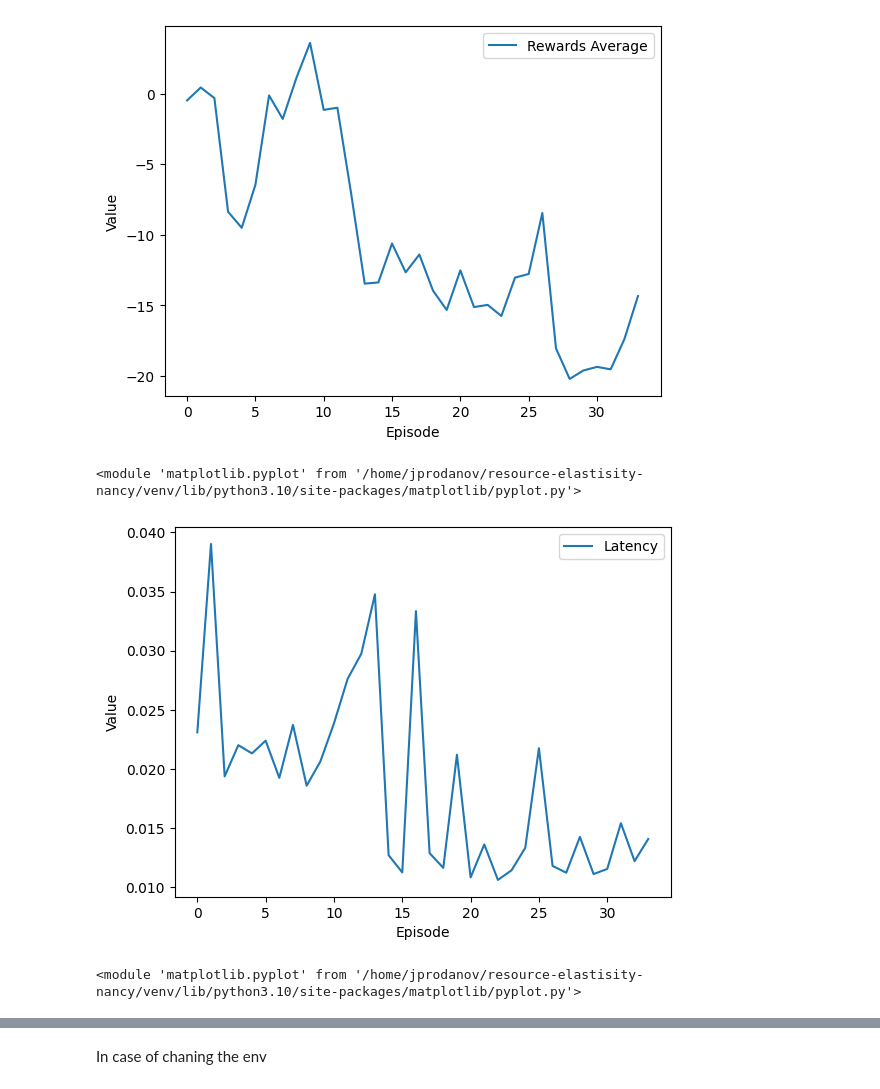
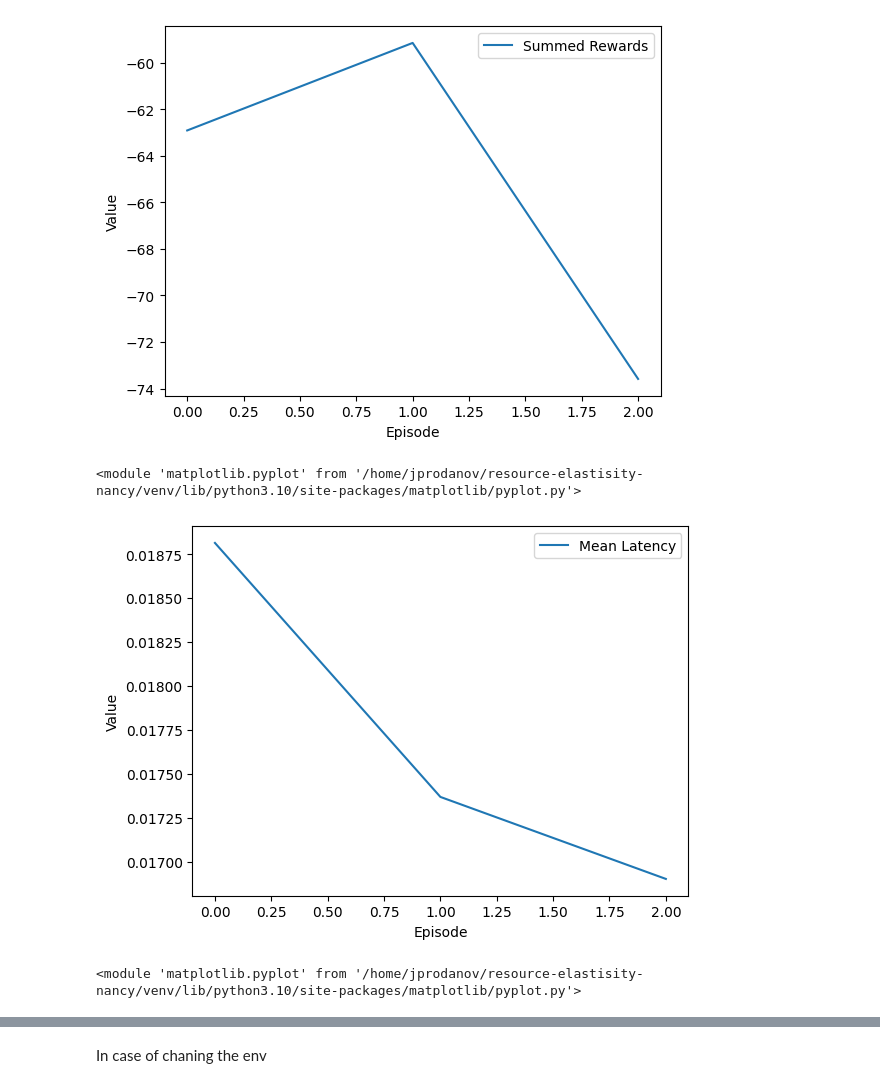
Before and after one commit to sensorlab/agent-edgeautoscaling, a Jupyter notebook: code/train_mdqn.ipynb, the cells around one changed output, grey strips where cells are left out. Drawn from its saved outputs; the diff is of its cells as text; code cells hidden in the pictures.

```diff
--- a/code/train_mdqn.ipynb
+++ b/code/train_mdqn.ipynb
@@ -134,8 +134,8 @@ LOAD_WEIGHTS = False
 SAVE_WEIGHTS = False
 
 # shared reward
-alpha = 0.5
-beta = 0.5
+alpha = 0.7
+beta = 0.3
 
 n_agents = 3
 envs = [ElastisityEnv(i) for i in range(1, n_agents + 1)]
@@ -149,7 +149,8 @@ print(f"Number of observations: {n_observations} and number of actions: {n_actio
 agents = [DQN(n_observations, n_actions).to(device) for _ in range(n_agents)]
 if LOAD_WEIGHTS:
     for i, agent in enumerate(agents):
-        agent.load_state_dict(torch.load(f'models/mdqn/model_weights_agent_{i}.pt'))
+        agent.load_state_dict(torch.load(f'models/mdqn/model_weights_agent_{i}.pth'))
+    print(f"Loaded weights for agents")
 
 target_nets = [DQN(n_observations, n_actions).to(device) for _ in range(n_agents)]
 memories = [ReplayMemory(1000) for _ in range(n_agents)]
@@ -159,7 +160,7 @@ for target_net, agent in zip(target_nets, agents):
     target_net.load_state_dict(agent.state_dict())
 
 steps_done = 0
-ep_rewards = []
-latenices_for_agent = []
+ep_summed_rewards = []
+ep_latencies = []
 # %% [output]
 Observable pods/nodes:
@@ -195,17 +196,17 @@ def select_action(state, policy_net, env):
             return policy_net(state).max(1).indices.view(1, 1)
     else:
         return torch.tensor([[env.action_space.sample()]], device=device, dtype=torch.long)
-latenices_for_agent = []
+ep_latencies = []
 # %%
 # in case of resetting
 # envs = [ElastisityEnv(i) for i in range(1, n_agents + 1)]
 # %%
-agent_rewards = [[] for _ in range(n_agents)]
+agent_ep_summed_rewards = [[] for _ in range(n_agents)]
 # %%
 # load the cluster
-spam_process = subprocess.Popen(['python', 'spam_cluster.py', '--users', '200'])
+spam_process = subprocess.Popen(['python', 'spam_cluster.py', '--users', '400'])
 
-num_episodes = 10
+num_episodes = 3
 
 for i_episode in tqdm(range(num_episodes)):
     # save weights every 5 episodes
@@ -219,8 +220,9 @@ for i_episode in tqdm(range(num_episodes)):
 
     step_rewards = 0
     step_latencies = []
+    agents_step_reward = [[] for _ in range(n_agents)]
     for t in count():
-        time.sleep(1)
+        # time.sleep(1)
 
         actions = [select_action(state, agent, env) for state, agent, env in zip(states, agents, envs)]
 
@@ -239,11 +241,15 @@ for i_episode in tqdm(range(num_episodes)):
         # print(latencies)
         # shared_rewards = [alpha * reward + beta * (1 - np.mean(latencies) * 10) for reward in rewards]
 
+        # calculate mean/geomean latency for the system, it doesnt matter which agent we use
         latency = envs[0].calculate_latency(30)
         step_latencies.append(envs[0].calculate_latency(1)) # without geo. mean
-        shared_rewards = [alpha * reward + beta * (1 - latency * 10) for reward in rewards]
+        shared_rewards = [alpha * reward + beta * (1 - latency * 100) for reward in rewards]
 
-        [agent_rewards[i].append(shared_rewards[i]) for i in range(n_agents)]
+        if t % 25 == 0:
+            print(f"SharedR A*r+B*L: {shared_rewards}, reward_part: {rewards}, latency_part: {latency}. Step: {t}")
+
+        [agents_step_reward[i].append(shared_rewards[i]) for i in range(n_agents)]
 
         # each agent has its own latency, so it isnt a shared reward
         # shared_rewards = [alpha * reward + beta * (1 - latency * 10) for reward, latency in zip(rewards, latencies)]
@@ -270,12 +276,15 @@ for i_episode in tqdm(range(num_episodes)):
 
         if any(dones):
             break
-    latenices_for_agent.append(np.mean(step_latencies))
-    ep_rewards.append(step_rewards)
-    print(f"Episode {i_episode} reward: {step_rewards}")
+
+    ep_latencies.append(np.mean(step_latencies))
+    ep_summed_rewards.append(step_rewards)
+
+    [agent_ep_summed_rewards[i].append(np.sum(reward)) for i, reward in enumerate(agents_step_reward)]
+    print(f"Episode {i_episode} reward: {step_rewards} mean latency: {np.mean(step_latencies)}")
 
 spam_process.terminate()
-print(f'Complete with {np.mean(ep_rewards)} rewards')
+print(f'Complete with {np.mean(ep_summed_rewards)} rewards')
 
 if SAVE_WEIGHTS:
     for i, agent in enumerate(agents):
@@ -318,22 +348,22 @@ Error making prediction: {"detail":"Error making prediction"}
 # %%
 import matplotlib.pyplot as plt
 
-plt.plot(ep_rewards, label='Rewards Average')
+plt.plot(ep_summed_rewards, label='Summed Rewards')
 plt.xlabel('Episode')
 plt.ylabel('Value')
 plt.legend()
 plt.show()
 plt
 # %% [output]
-[figure, old version]
+[figure, new version]
 <module 'matplotlib.pyplot' from '/home/jprodanov/resource-elastisity-nancy/venv/lib/python3.10/site-packages/matplotlib/pyplot.py'>
 # %%
-plt.plot(latenices_for_agent, label='Latency')
+plt.plot(ep_latencies, label='Mean Latency')
 plt.xlabel('Episode')
 plt.ylabel('Value')
 plt.legend()
 plt.show()
 plt
 # %% [output]
-[figure, old version]
+[figure, new version]
 <module 'matplotlib.pyplot' from '/home/jprodanov/resource-elastisity-nancy/venv/lib/python3.10/site-packages/matplotlib/pyplot.py'>
```
Also changed, not shown: parts of 9 cells of this notebook, 2 other files.
